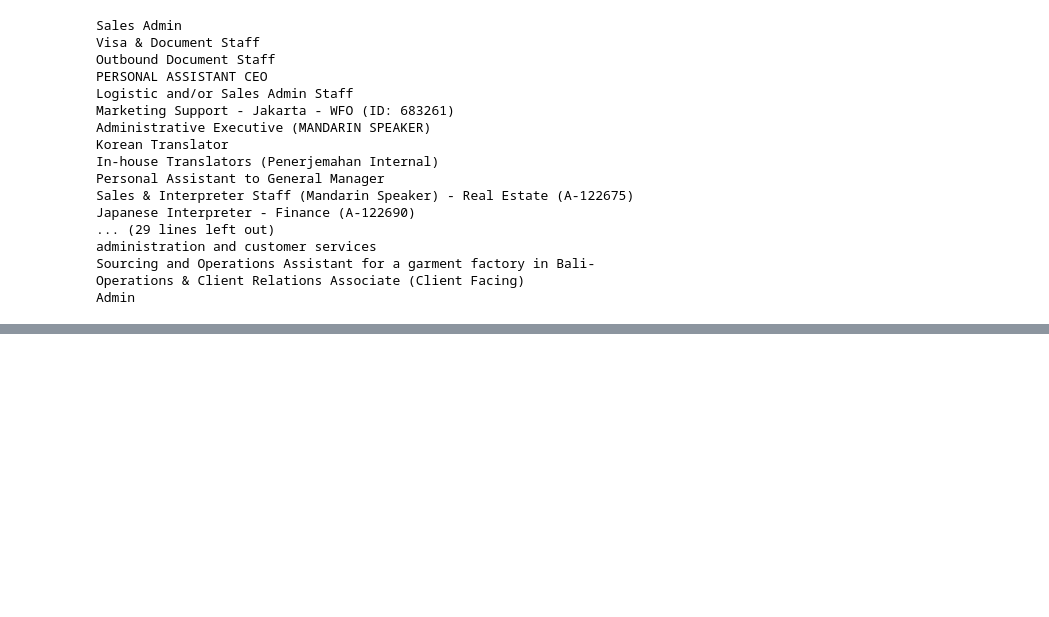
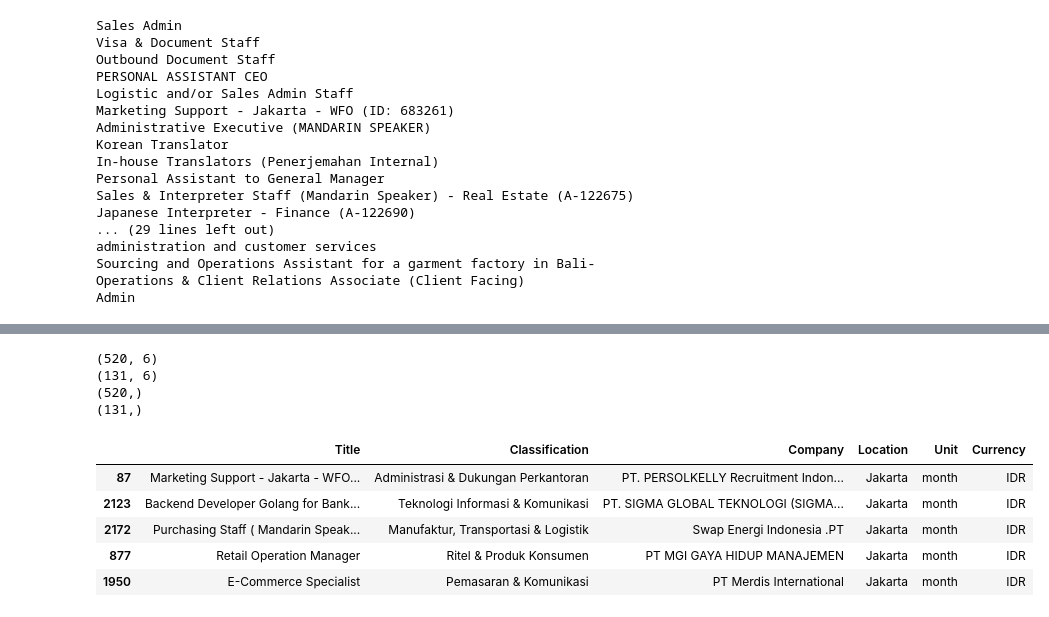
Before and after one commit to Jasman123/Web_scraping_and_Job_Analyze, a Jupyter notebook: Github_Project_WebScraping_Cities_featues.ipynb, the cells around one changed output, grey strips where cells are left out. Saved outputs shown, nothing was run; the diff lists cells and outputs as text; code cells hidden in the pictures; blank space fills up the shorter version.

```diff
--- a/Github_Project_WebScraping_Cities_featues.ipynb
+++ b/Github_Project_WebScraping_Cities_featues.ipynb
@@ -557,7 +557,3 @@ administration and customer services
 Sourcing and Operations Assistant for a garment factory in Bali-
 Operations & Client Relations Associate (Client Facing)
 Admin
-# %%
-bins = [0, 5_000_000, 10_000_000, 20_000_000, 50_000_000,float('inf')]
-labels = ['Entry', 'Mid', 'Senior', 'Manager',"Executive"]
-df['Position_level'] = pd.cut(df['Average_salary'], bins=bins, labels=labels)
@@ -794,0 +604,27 @@ plt.show()
+# %%
+from sklearn.model_selection import train_test_split
+
+X = df[['Title','Classification','Company','Location','Unit','Currency']]
+y = df['Average_salary']
+
+
+
+X_train, X_test, y_train, y_test = train_test_split(X, y, test_size=0.2, random_state=42)
+print(X_train.shape)
+print(X_test.shape)
+print(y_train.shape)
+print(y_test.shape)
+# %% [output]
+(520, 6)
+(131, 6)
+(520,)
+(131,)
+# %%
+X_train.head()
+# %% [output]
+|  | Title | Classification | Company | Location | Unit | Currency |
+| 87 | Marketing Support - Jakarta - WFO... | Administrasi & Dukungan Perkantoran | PT. PERSOLKELLY Recruitment Indon... | Jakarta | month | IDR |
+| 2123 | Backend Developer Golang for Bank... | Teknologi Informasi & Komunikasi | PT. SIGMA GLOBAL TEKNOLOGI (SIGMA... | Jakarta | month | IDR |
+| 2172 | Purchasing Staff ( Mandarin Speak... | Manufaktur, Transportasi & Logistik | Swap Energi Indonesia .PT | Jakarta | month | IDR |
+| 877 | Retail Operation Manager | Ritel & Produk Konsumen | PT MGI GAYA HIDUP MANAJEMEN | Jakarta | month | IDR |
+| 1950 | E-Commerce Specialist | Pemasaran & Komunikasi | PT Merdis International | Jakarta | month | IDR |
```
Also changed, not shown: parts of 35 cells of this notebook.
